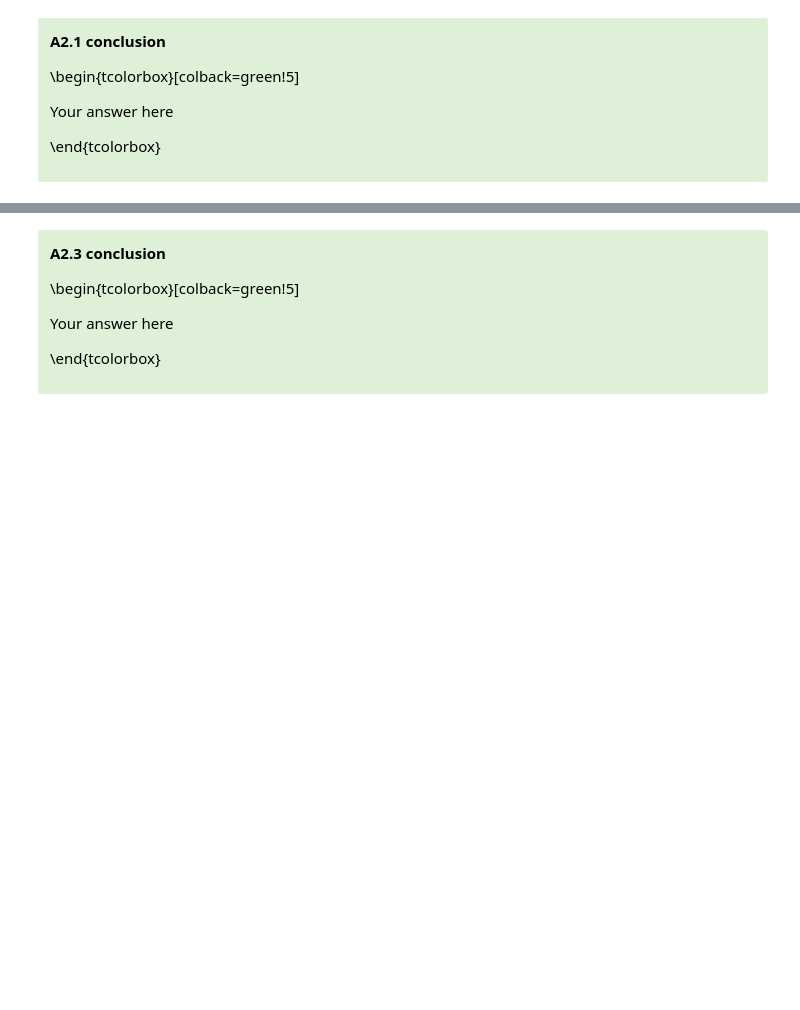
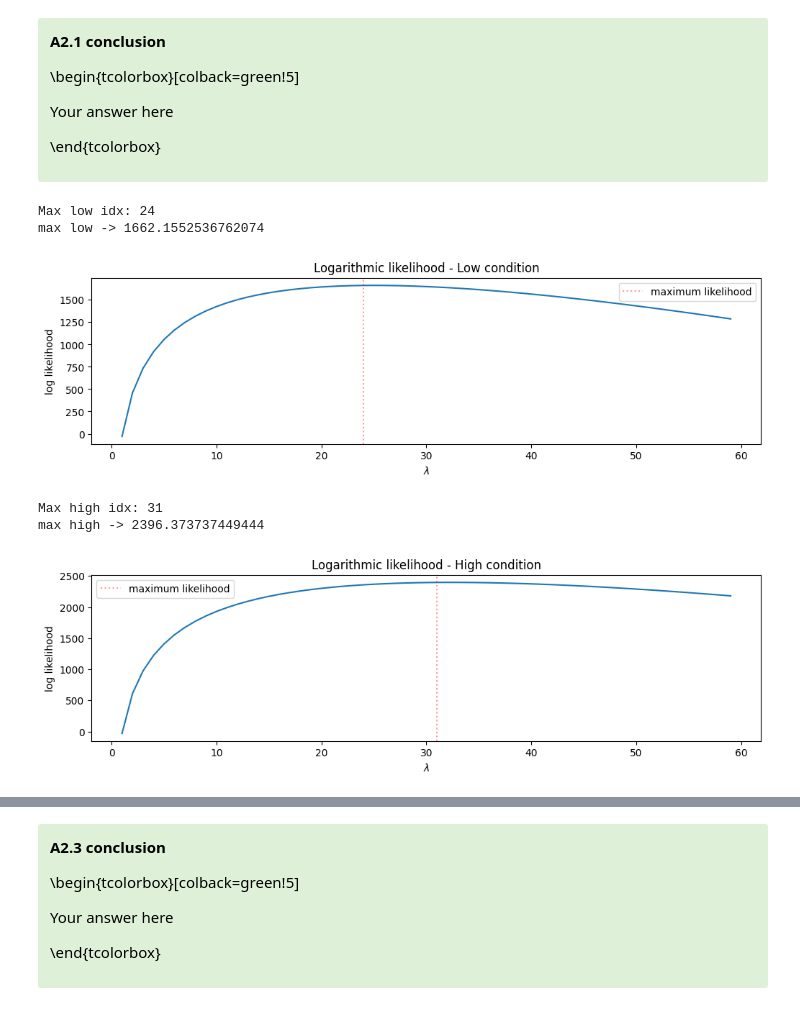
Before and after one commit to cesarz10/Computational-Neurophysiology-Lab, a Jupyter notebook: Lab_4/Module2_Ex2_12.ipynb, the cells around one changed output, grey strips where cells are left out. Drawn from its saved outputs; the diff is of its cells as text; code cells hidden in the pictures; blank space fills up the shorter version.

```diff
--- a/Lab_4/Module2_Ex2_12.ipynb
+++ b/Lab_4/Module2_Ex2_12.ipynb
@@ -395,0 +391,52 @@ Your answer here
+# %%
+# Q2.2: use the following variables:
+
+# log_likelihood_low (for your log_likelihood model, low light)
+# log_likelihood_high (for your log_likelihood model, high light)
+
+# max_likelihood_lambda_low (for the optimal lambda value, low light)
+# max_likelihood_lambda_high (for the optimal lambda value, high light)
+
+######################
+##  Q2.2 solution   ##
+######################
+
+# low condition
+log_likelihood_low = len(ISI_low) * log(lambda_arr) - lambda_arr * sum(ISI_low) # from 1 so we exclude the 0 value from the logarithm
+# print(f"Max log low: {max(log_likelihood_low)}")
+max_idx_low = np.where(log_likelihood_low ==  max(log_likelihood_low))[0][0]
+max_likelihood_lambda_low = log_likelihood_low[max_idx_low]
+print(f"Max low idx: {max_idx_low}")
+print(f"max low -> {max_likelihood_lambda_low}")
+
+
+plt.plot(lambda_arr, log_likelihood_low)
+plt.axvline(x=max_idx_low, color='r', label="maximum likelihood", alpha=0.4, ls='dotted')
+plt.title("Logarithmic likelihood - Low condition")
+plt.xlabel("$\lambda$")
+plt.ylabel("log likelihood")
+plt.legend()
+plt.show()
+
+# high condition
+log_likelihood_high = len(ISI_high) * log(lambda_arr) - lambda_arr * sum(ISI_high)
+max_idx_high = np.where(log_likelihood_high ==  max(log_likelihood_high))[0][0]
+max_likelihood_lambda_high = log_likelihood_high[max_idx_high]
+print(f"Max high idx: {max_idx_high}")
+print(f"max high -> {max_likelihood_lambda_high}")
+
+
+plt.plot(lambda_arr, log_likelihood_high)
+plt.axvline(x=max_idx_high, color='r', label="maximum likelihood", alpha=0.4, ls='dotted')
+plt.title("Logarithmic likelihood - High condition")
+plt.xlabel("$\lambda$")
+plt.ylabel("log likelihood")
+plt.legend()
+plt.show()
+# %% [output]
+Max low idx: 24
+max low -> 1662.1552536762074
+[figure, added]
+Max high idx: 31
+max high -> 2396.373737449444
+[figure, added]
```
Also changed, not shown: parts of 6 cells of this notebook.
